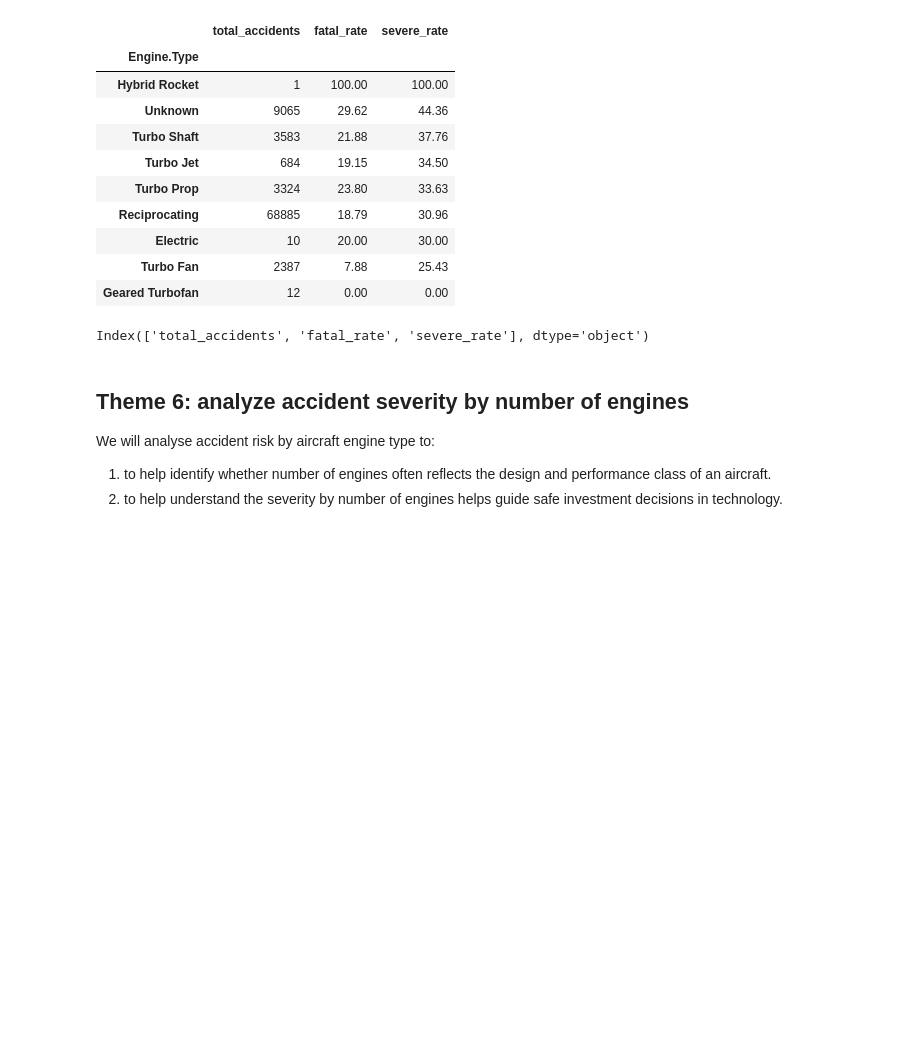
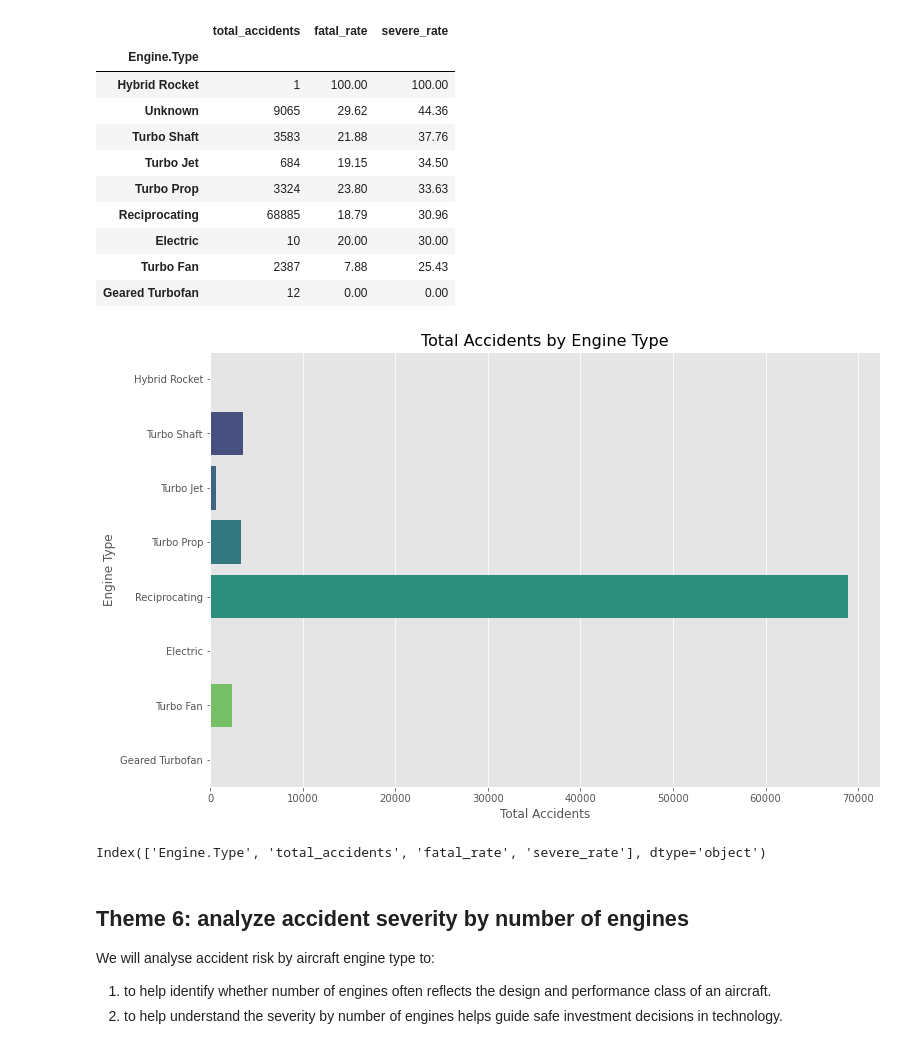
Before and after one commit to Aby-12/Project-One-Abigael-Kariuki, a Jupyter notebook: notebook.ipynb, the cells around one changed output. Drawn from its saved outputs; the diff is of its cells as text; code cells hidden in the pictures; blank space fills up the shorter version.

```diff
--- a/notebook.ipynb
+++ b/notebook.ipynb
@@ -727,28 +727,30 @@ engine_risk
 # %%
 # -- plot (Accidents by engine type)
 
-engine_risk = engine_risk.reset_index(drop=True)
+engine_risk = engine_risk.reset_index()                 # Resetting the index ensures 'Engine.Type' is available as a column for plotting
 
 engine_risk['Engine.Type'] = engine_risk['Engine.Type'].astype(str)
 engine_risk_clean = engine_risk[~engine_risk['Engine.Type'].str.contains('unknown', case=False, na=False)]      # Remove rows where 'Engine.Type' is 'Unknown', 'unknown', or NaN
 
 plt.figure(figsize=(12,8))     # Plot total accidents by engine type (excluding 'Unknown')
 sns.barplot(x='total_accidents', y='Engine.Type', data=engine_risk_clean, palette='viridis')
 plt.title('Total Accidents by Engine Type', fontsize=16)
 plt.xlabel('Total Accidents', fontsize=12)
 plt.ylabel('Engine Type', fontsize=12)
 plt.show()
 
 #Results
 # 1. High-frequency, low-severity engines: Reciprocating engines, though involved in the most accidents, tend to have lower fatal and severe outcomes, which makes them more manageable for operational safety.
 # 2. High-risk engines: Turbo Shaft and Turbo Prop engines, although less frequent, have higher fatal and severe rates, signaling a higher potential risk when accidents occur.
 #3. High-risk engines: Turbo Shaft and Turbo Prop engines, although less frequent, have higher fatal and severe rates, signaling a higher potential risk when accidents occur.
 # For fleet expansion: Prioritize engines like Reciprocating (high frequency, lower severity) for increased reliability and safety.
 # For improving safety protocols: Focus on Turbo Shaft and Turbo Prop engines, as these have higher fatal and severe accident rates, despite being less frequent.
+# %% [output]
+[figure, added]
 # %%
 print(engine_risk.columns)
 # %% [output]
-Index(['total_accidents', 'fatal_rate', 'severe_rate'], dtype='object')
+Index(['Engine.Type', 'total_accidents', 'fatal_rate', 'severe_rate'], dtype='object')
 # %% [markdown]
 ## Theme 6: analyze accident severity by number of engines
 We will analyse accident risk by aircraft engine type to:
```
Also changed, not shown: parts of 1 cell of this notebook.
